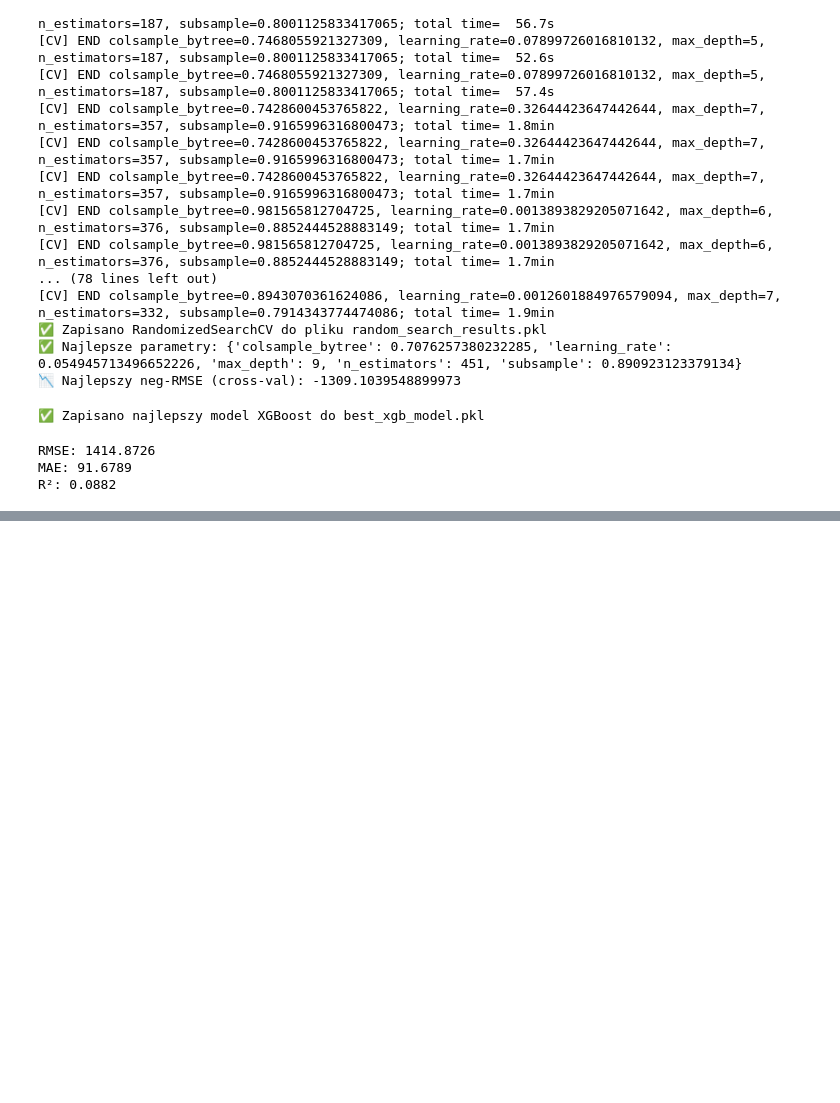
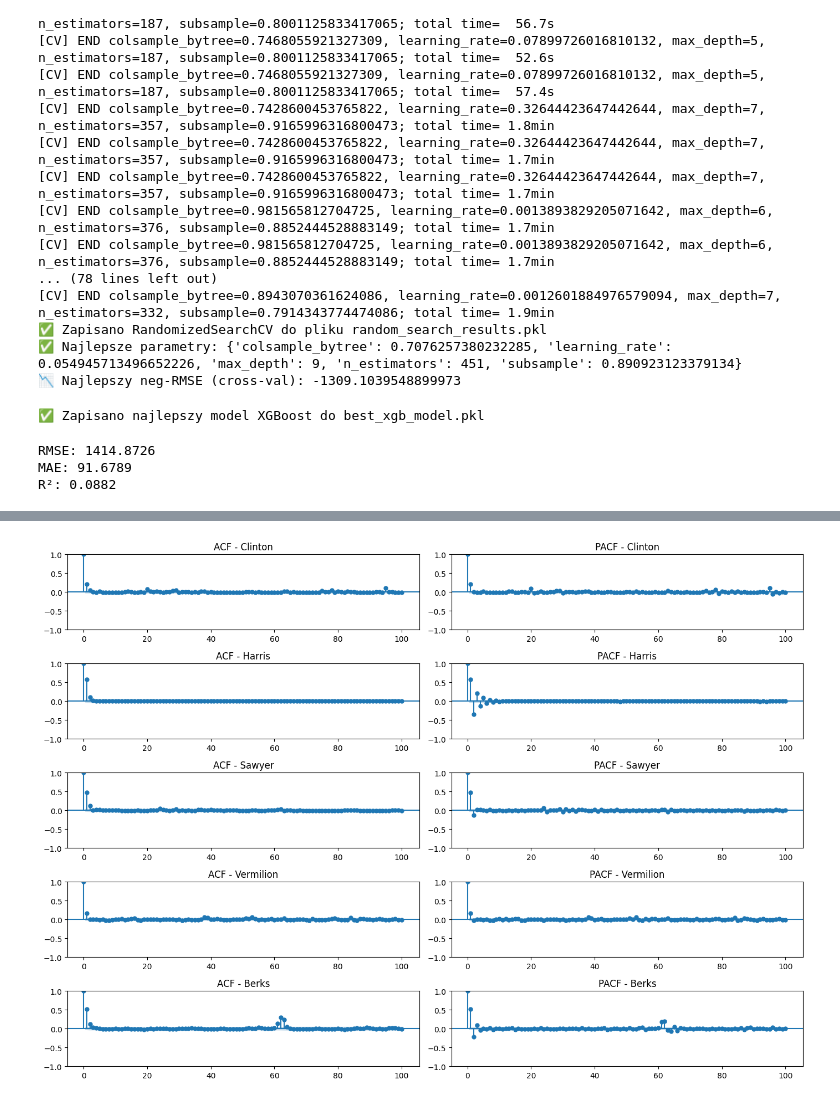
Before and after one commit to kwiatkowskaa/PowerOutage_Prediction, a Jupyter notebook: notebooks/03_model_development.ipynb, the cells around one changed output, grey strips where cells are left out. Cells and saved outputs as stored; diff of their text form; code cells hidden in the pictures; blank space fills up the shorter version.

```diff
--- a/notebooks/03_model_development.ipynb
+++ b/notebooks/03_model_development.ipynb
@@ -190,0 +333,4 @@ R²: 0.0882
+# %%
+plot_acf_pacf(dict_customers_out, 100)
+# %% [output]
+[figure, added]
```
Also changed, not shown: parts of 42 cells of this notebook.
